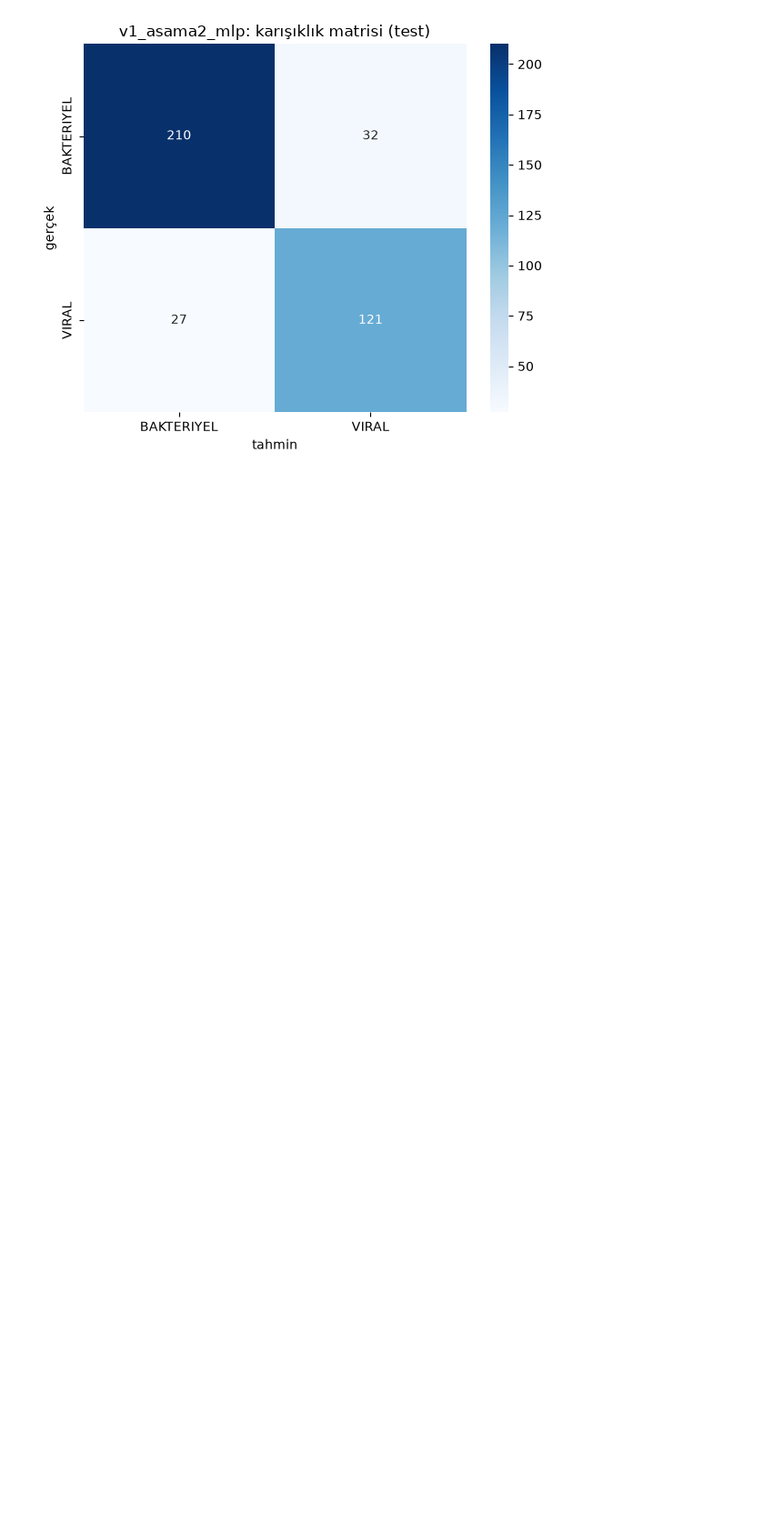
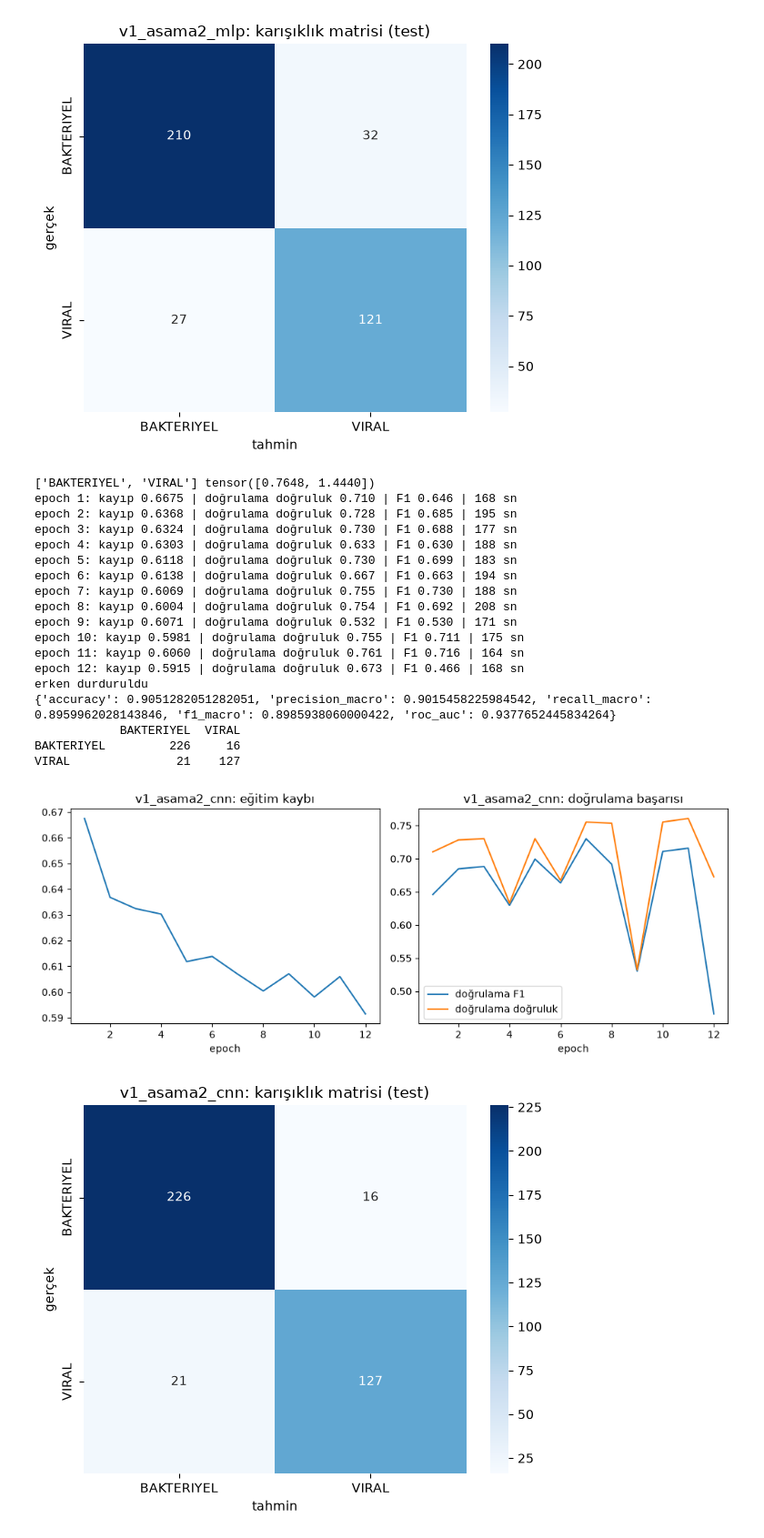
Before and after one commit to muhammeterendorak81/chest-xray-classification, a Jupyter notebook: notebooks/04_veri1_modelleme.ipynb, the cells around one changed output. Shown at 91% size. Cells and saved outputs as stored; diff of their text form; code cells hidden in the pictures; blank space fills up the shorter version.

Commit message:
Veri Seti 1 aşama 2 için basit CNN sonuçlarını kaydettim.

```diff
--- a/notebooks/04_veri1_modelleme.ipynb
+++ b/notebooks/04_veri1_modelleme.ipynb
@@ -151,3 +151,40 @@ BAKTERIYEL         210     32
 VIRAL               27    121
 [figure]
 [figure]
+# %%
+f = ("sinif", "PNEUMONIA")
+tr = yukleyici(csv1, "egitim", etiket_sutunu="alt_tur", filtre=f, egit=True, batch=32)
+dg = yukleyici(csv1, "dogrulama", etiket_sutunu="alt_tur", filtre=f, batch=32)
+te = yukleyici(csv1, "test", etiket_sutunu="alt_tur", filtre=f, batch=32)
+siniflar = tr.dataset.siniflar
+w = compute_class_weight("balanced", classes=np.array(siniflar), y=tr.dataset.df["alt_tur"])
+w = torch.tensor(w, dtype=torch.float32)
+print(siniflar, w)
+
+model, gecmis = egit(basit_cnn(len(siniflar)), tr, dg, w, epoch=20, lr=1e-3, sabir=5, kayit_adi="v1_asama2_cnn")
+sonuc, kar = olc(model, te, siniflar)
+kaydet("v1_asama2_cnn", model, gecmis, sonuc, kar)
+print(sonuc)
+print(kar)
+grafik_ciz("v1_asama2_cnn")
+# %% [output]
+['BAKTERIYEL', 'VIRAL'] tensor([0.7648, 1.4440])
+epoch 1: kayıp 0.6675 | doğrulama doğruluk 0.710 | F1 0.646 | 168 sn
+epoch 2: kayıp 0.6368 | doğrulama doğruluk 0.728 | F1 0.685 | 195 sn
+epoch 3: kayıp 0.6324 | doğrulama doğruluk 0.730 | F1 0.688 | 177 sn
+epoch 4: kayıp 0.6303 | doğrulama doğruluk 0.633 | F1 0.630 | 188 sn
+epoch 5: kayıp 0.6118 | doğrulama doğruluk 0.730 | F1 0.699 | 183 sn
+epoch 6: kayıp 0.6138 | doğrulama doğruluk 0.667 | F1 0.663 | 194 sn
+epoch 7: kayıp 0.6069 | doğrulama doğruluk 0.755 | F1 0.730 | 188 sn
+epoch 8: kayıp 0.6004 | doğrulama doğruluk 0.754 | F1 0.692 | 208 sn
+epoch 9: kayıp 0.6071 | doğrulama doğruluk 0.532 | F1 0.530 | 171 sn
+epoch 10: kayıp 0.5981 | doğrulama doğruluk 0.755 | F1 0.711 | 175 sn
+epoch 11: kayıp 0.6060 | doğrulama doğruluk 0.761 | F1 0.716 | 164 sn
+epoch 12: kayıp 0.5915 | doğrulama doğruluk 0.673 | F1 0.466 | 168 sn
+erken durduruldu
+{'accuracy': 0.9051282051282051, 'precision_macro': 0.9015458225984542, 'recall_macro': 0.8959962028143846, 'f1_macro': 0.8985938060000422, 'roc_auc': 0.9377652445834264}
+            BAKTERIYEL  VIRAL
+BAKTERIYEL         226     16
+VIRAL               21    127
+[figure, added]
+[figure, added]
```
Also changed, not shown: 5 other files.
